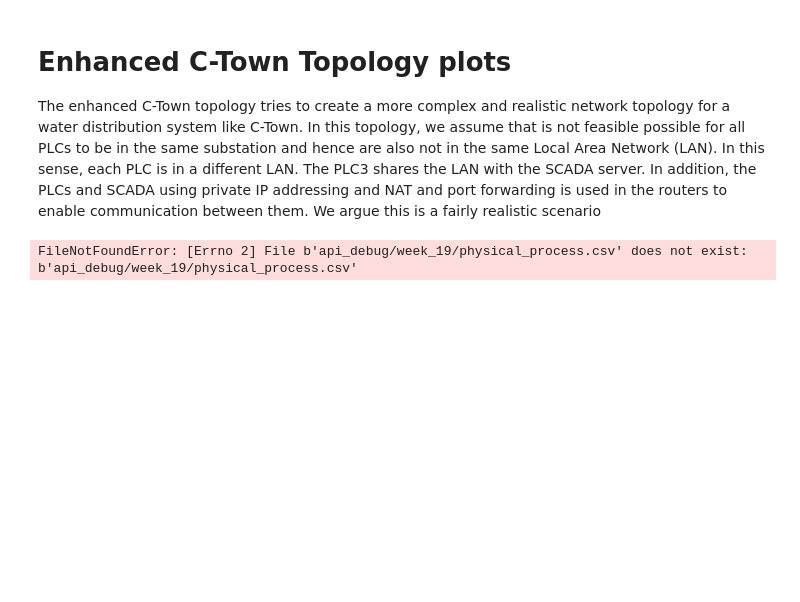
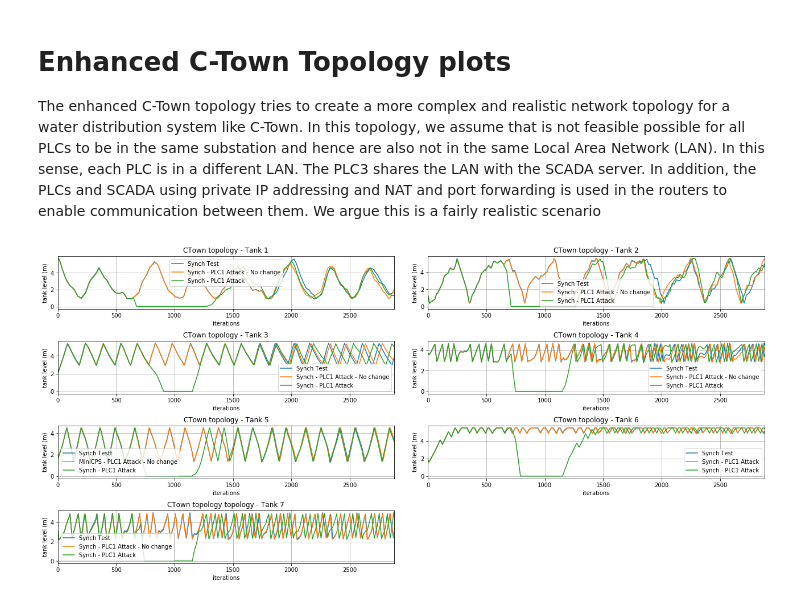
Before and after one commit to Critical-Infrastructure-Systems-Lab/DHALSIM, a Jupyter notebook: ICS_topologies/enhanced_ctown_topology/plot_enhanced_ctown.ipynb, the cells around one changed output. Drawn from its saved outputs; the diff is of its cells as text; code cells hidden in the pictures; blank space fills up the shorter version.

```diff
--- a/ICS_topologies/enhanced_ctown_topology/plot_enhanced_ctown.ipynb
+++ b/ICS_topologies/enhanced_ctown_topology/plot_enhanced_ctown.ipynb
@@ -11,10 +11,11 @@ import csv
 import time
 import pandas as pd
 # %%
-minicps_ctown = pd.read_csv('icss_paper_attacks/normal_behavior/week_0/physical_process.csv')
+#minicps_ctown = pd.read_csv('icss_paper_attacks/normal_behavior/week_0/physical_process.csv')
 #minicps_ctown = pd.read_csv('new_icss_paper_attacks/normal_behaviour/week_0/physical_process.csv')
-minicps_ctown_physical = pd.read_csv('api_debug/week_19/physical_process.csv')
-#minicps_ctown_plc1_attack = pd.read_csv('plc1_attack/output/physical_process.csv')
+minicps_ctown_synched = pd.read_csv('api_debug/normal_behaviour_synched/week_0/physical_process.csv')
+minicps_ctown_plc1_attack_no_change = pd.read_csv('api_debug/synched_tank_1_empty_1_pu1_pu2_no_change/week_0/physical_process.csv')
+minicps_ctown_plc1_attack_off = pd.read_csv('api_debug/synched_tank_1_empty_1_pu1_pu2_off/week_0/physical_process.csv')
 #minicps_ctown_mitm_plc5_attack = pd.read_csv('mitm_plc5_attack/output/physical_process.csv')
 #minicps_ctown_plc1_exp_attack = pd.read_csv('vm_tests/tank_1_empty_exponential/week_19/physical_process.csv')
 #minicps_ctown_plc7_plc5_exp_attack = pd.read_csv('icss_paper_attacks/tank_5_overflow_exponential_1_day/week_19/physical_process.csv')
@@ -23,11 +24,12 @@ subplot_hspace = 0.6
 subplot_wspace = 0.1
 
 dd = plt.subplot(4,2,1)
-minicps_ctown["T1_LEVEL"].plot(label='MiniCPS - PDD', ax=dd)
-minicps_ctown_physical["T1_LEVEL"].plot(label='API Test', ax=dd)
+#minicps_ctown["T1_LEVEL"].plot(label='MiniCPS - PDD', ax=dd)
+minicps_ctown_synched["T1_LEVEL"].plot(label='Synch Test', ax=dd)
 #plt.xlim(left=0, right=288)
 #lt.xlim(left=0, right=2)
-#minicps_ctown_plc1_attack["T1_LEVEL"].plot(label='MiniCPS - PLC1 Attack', ax=dd)
+minicps_ctown_plc1_attack_no_change["T1_LEVEL"].plot(label='Synch - PLC1 Attack - No change', ax=dd)
+minicps_ctown_plc1_attack_off["T1_LEVEL"].plot(label='Synch - PLC1 Attack', ax=dd)
 #minicps_ctown_mitm_plc5_attack["T1_LEVEL"].plot(label='MiniCPS - Mitm PLC5 Attack', ax=dd)
 #minicps_ctown_plc7_plc5_exp_attack["T1_LEVEL"].plot(label='C-Town PLC7 Exponential Attack', ax=dd)
 plt.title("CTown topology - Tank 1")
@@ -38,10 +40,11 @@ plt.subplots_adjust(top=2.00, right=3.00, hspace = subplot_hspace, wspace=subplo
 plt.grid(True)
 
 dd = plt.subplot(4,2,2)
-minicps_ctown["T2_LEVEL"].plot(label='MiniCPS - PDD', ax=dd)
-minicps_ctown_physical["T2_LEVEL"].plot(label='Physical Process Test', ax=dd)
+#minicps_ctown["T2_LEVEL"].plot(label='MiniCPS - PDD', ax=dd)
+minicps_ctown_synched["T2_LEVEL"].plot(label='Synch Test', ax=dd)
 #plt.xlim(left=0, right=288)
-#minicps_ctown_plc1_attack["T2_LEVEL"].plot(label='MiniCPS - PLC1 Attack', ax=dd)
+minicps_ctown_plc1_attack_no_change["T2_LEVEL"].plot(label='Synch - PLC1 Attack - No change', ax=dd)
+minicps_ctown_plc1_attack_off["T2_LEVEL"].plot(label='Synch - PLC1 Attack', ax=dd)
 #minicps_ctown_mitm_plc5_attack["T2_LEVEL"].plot(label='MiniCPS - Mitm PLC5 Attack', ax=dd)
 #minicps_ctown_plc7_plc5_exp_attack["T2_LEVEL"].plot(label='C-Town PLC7 Exponential Attack', ax=dd)
 plt.title("CTown topology - Tank 2")
@@ -52,10 +55,11 @@ plt.subplots_adjust(top=2.00, right=3.00, hspace = subplot_hspace, wspace=subplo
 plt.grid(True)
 
 dd = plt.subplot(4,2,3)
-minicps_ctown["T3_LEVEL"].plot(label='MiniCPS - PDD', ax=dd)
-minicps_ctown_physical["T3_LEVEL"].plot(label='API Test', ax=dd)
+#minicps_ctown["T3_LEVEL"].plot(label='MiniCPS - PDD', ax=dd)
+minicps_ctown_synched["T3_LEVEL"].plot(label='Synch Test', ax=dd)
 #plt.xlim(left=0, right=288)
-#minicps_ctown_plc1_attack["T3_LEVEL"].plot(label='MiniCPS - PLC1 Attack', ax=dd)
+minicps_ctown_plc1_attack_no_change["T3_LEVEL"].plot(label='Synch - PLC1 Attack - No change', ax=dd)
+minicps_ctown_plc1_attack_off["T3_LEVEL"].plot(label='Synch - PLC1 Attack', ax=dd)
 #minicps_ctown_mitm_plc5_attack["T3_LEVEL"].plot(label='MiniCPS - Mitm PLC5 Attack', ax=dd)
 #minicps_ctown_plc7_plc5_exp_attack["T3_LEVEL"].plot(label='C-Town PLC7 Exponential Attack', ax=dd)
 plt.title("CTown topology - Tank 3")
@@ -66,10 +70,11 @@ plt.subplots_adjust(top=2.00, right=3.00, hspace = subplot_hspace, wspace=subplo
 plt.grid(True)
 
 dd = plt.subplot(4,2,4)
-minicps_ctown["T4_LEVEL"].plot(label='MiniCPS - PDD', ax=dd)
-minicps_ctown_physical["T4_LEVEL"].plot(label='API Test', ax=dd)
+#minicps_ctown["T4_LEVEL"].plot(label='MiniCPS - PDD', ax=dd)
+minicps_ctown_synched["T4_LEVEL"].plot(label='Synch Test', ax=dd)
 #plt.xlim(left=0, right=288)
-#minicps_ctown_plc1_attack["T4_LEVEL"].plot(label='MiniCPS - PLC1 Attack', ax=dd)
+minicps_ctown_plc1_attack_no_change["T4_LEVEL"].plot(label='Synch - PLC1 Attack - No change', ax=dd)
+minicps_ctown_plc1_attack_off["T4_LEVEL"].plot(label='Synch - PLC1 Attack', ax=dd)
 #minicps_ctown_mitm_plc5_attack["T4_LEVEL"].plot(label='MiniCPS - Mitm PLC5 Attack', ax=dd)
 #minicps_ctown_plc7_plc5_exp_attack["T4_LEVEL"].plot(label='C-Town PLC7 Exponential Attack', ax=dd)
 plt.title("CTown topology - Tank 4")
@@ -80,45 +85,48 @@ plt.subplots_adjust(top=2.00, right=3.00, hspace = subplot_hspace, wspace=subplo
 plt.grid(True)
 
 dd = plt.subplot(4,2,5)
-minicps_ctown["T5_LEVEL"].plot(label='MiniCPS - PDD', ax=dd)
-minicps_ctown_physical["T5_LEVEL"].plot(label='API Test', ax=dd)
+#minicps_ctown["T5_LEVEL"].plot(label='MiniCPS - PDD', ax=dd)
+minicps_ctown_synched["T5_LEVEL"].plot(label='Synch Testt', ax=dd)
 #plt.xlim(left=0, right=288)
-#minicps_ctown_plc1_attack["T5_LEVEL"].plot(label='MiniCPS - PLC1 Attack', ax=dd)
+minicps_ctown_plc1_attack_no_change["T5_LEVEL"].plot(label='MiniCPS - PLC1 Attack - No change', ax=dd)
+minicps_ctown_plc1_attack_off["T5_LEVEL"].plot(label='Synch - PLC1 Attack', ax=dd)
 #minicps_ctown_mitm_plc5_attack["T5_LEVEL"].plot(label='MiniCPS - Mitm PLC5 Attack', ax=dd)
 #minicps_ctown_plc7_plc5_exp_attack["T5_LEVEL"].plot(label='C-Town PLC7 Exponential Attack', ax=dd)
 plt.title("CTown topology - Tank 5")
 plt.xlabel('iterations')
 plt.ylabel('tank level (m)')
 plt.legend()
 plt.subplots_adjust(top=2.00, right=3.00, hspace = subplot_hspace, wspace=subplot_wspace)
 plt.grid(True)
 
 dd = plt.subplot(4,2,6)
-minicps_ctown["T6_LEVEL"].plot(label='MiniCPS - PDD', ax=dd)
-minicps_ctown_physical["T6_LEVEL"].plot(label='API Test', ax=dd)
+#minicps_ctown["T6_LEVEL"].plot(label='MiniCPS - PDD', ax=dd)
+minicps_ctown_synched["T6_LEVEL"].plot(label='Synch Test', ax=dd)
 #plt.xlim(left=0, right=288)
-#minicps_ctown_plc1_attack["T6_LEVEL"].plot(label='MiniCPS - PLC1 Attack', ax=dd)
+minicps_ctown_plc1_attack_no_change["T6_LEVEL"].plot(label='Synch - PLC1 Attack', ax=dd)
+minicps_ctown_plc1_attack_off["T6_LEVEL"].plot(label='Synch - PLC1 Attack', ax=dd)
 #minicps_ctown_mitm_plc5_attack["T6_LEVEL"].plot(label='MiniCPS - Mitm PLC5 Attack', ax=dd)
 #minicps_ctown_plc7_plc5_exp_attack["T6_LEVEL"].plot(label='C-Town PLC7 Exponential Attack', ax=dd)
 plt.title("CTown topology - Tank 6")
 plt.xlabel('iterations')
 plt.ylabel('tank level (m)')
 plt.legend()
 plt.subplots_adjust(top=2.00, right=3.00, hspace = subplot_hspace, wspace=subplot_wspace)
 plt.grid(True)
 
 dd = plt.subplot(4,2,7)
-minicps_ctown["T7_LEVEL"].plot(label='MiniCPS - PDD', ax=dd)
-minicps_ctown_physical["T7_LEVEL"].plot(label='API Test', ax=dd)
+#minicps_ctown["T7_LEVEL"].plot(label='MiniCPS - PDD', ax=dd)
+minicps_ctown_synched["T7_LEVEL"].plot(label='Synch Test', ax=dd)
 #plt.xlim(left=0, right=288)
-#minicps_ctown_plc1_attack["T7_LEVEL"].plot(label='MiniCPS - PLC1 Attack', ax=dd)
+minicps_ctown_plc1_attack_no_change["T7_LEVEL"].plot(label='Synch - PLC1 Attack - No change', ax=dd)
+minicps_ctown_plc1_attack_off["T7_LEVEL"].plot(label='Synch - PLC1 Attack', ax=dd)
 #minicps_ctown_mitm_plc5_attack["T7_LEVEL"].plot(label='MiniCPS - Mitm PLC5 Attack', ax=dd)
 #minicps_ctown_plc7_plc5_exp_attack["T7_LEVEL"].plot(label='C-Town PLC7 Exponential Attack', ax=dd)
 plt.title("CTown topology topology - Tank 7")
 plt.xlabel('iterations')
 plt.ylabel('tank level (m)')
 plt.legend()
 plt.subplots_adjust(top=2.00, right=3.00, hspace = subplot_hspace, wspace=subplot_wspace)
 plt.grid(True)
 # %% [output]
-FileNotFoundError: [Errno 2] File b'api_debug/week_19/physical_process.csv' does not exist: b'api_debug/week_19/physical_process.csv'
+[figure, added]
```
Also changed, not shown: 5 other files.
